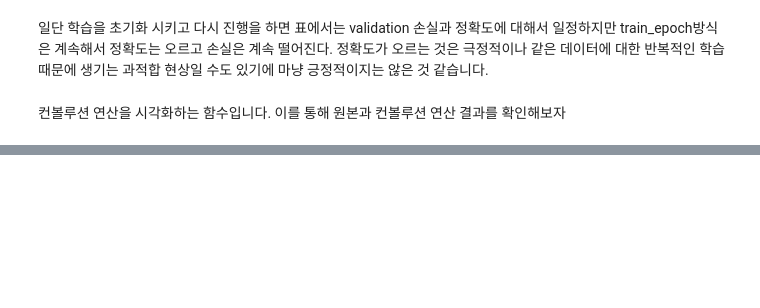
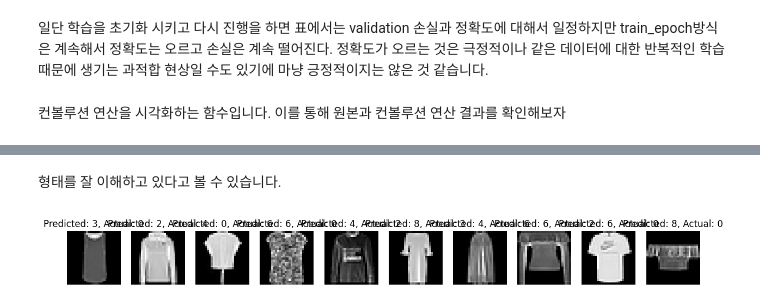
Before and after one commit to Konkuk-Univ-Glocal-Campus/introai202401-midterm-Rivia25, a Jupyter notebook: test.ipynb, the cells around one changed output, grey strips where cells are left out. Saved outputs shown, nothing was run; the diff lists cells and outputs as text; code cells hidden in the pictures; blank space fills up the shorter version.

```diff
--- a/test.ipynb
+++ b/test.ipynb
@@ -405,0 +438,41 @@ display_dataset(fashion_plot)
+# %% [markdown]
+형태를 잘 이해하고 있다고 볼 수 있습니다.
+# %%
+import torch
+import torchvision
+import matplotlib.pyplot as plt
+
+def display_misclassified_samples(dataset, model):
+    misclassified_images = []
+    misclassified_labels = []
+    correct_labels = []
+
+    # 데이터셋의 각 샘플에 대해 예측을 수행하고 잘못 분류된 샘플을 찾음
+    for image, label in dataset:
+        # 모델에 이미지를 전달하여 예측 수행
+        prediction = model(image.unsqueeze(0))  # 배치 차원 추가
+        predicted_label = torch.argmax(prediction, dim=1)
+
+        # 예측이 틀린 경우 misclassified_images 리스트에 이미지 추가
+        if predicted_label != label:
+            misclassified_images.append(image)
+            misclassified_labels.append(predicted_label.item())
+            correct_labels.append(label)
+
+    # 잘못 분류된 이미지를 출력
+    num_samples = min(10, len(misclassified_images))  # 최대 10개의 샘플만 출력
+    fig, axs = plt.subplots(1, num_samples, figsize=(15, 3))
+    for i in range(num_samples):
+        axs[i].imshow(misclassified_images[i].squeeze(), cmap='gray')
+        axs[i].set_title(f'Predicted: {misclassified_labels[i]}, Actual: {correct_labels[i]}')
+        axs[i].axis('off')
+    plt.show()
+
+# fashion_mnist 데이터셋 불러오기
+fashion_mnist = torchvision.datasets.FashionMNIST('./data', download=True, train=True, transform=torchvision.transforms.ToTensor())
+
+# 모델이 정의되어 있다고 가정하고 모델을 전달하여 잘못 분류된 샘플 출력
+# 여기서는 모델을 전달하는 대신 임의로 생성된 예측을 사용하므로 실제로는 모델이 필요합니다.
+display_misclassified_samples(fashion_plot, model)
+# %% [output]
+[figure, added]
```
Also changed, not shown: parts of 13 cells of this notebook.
